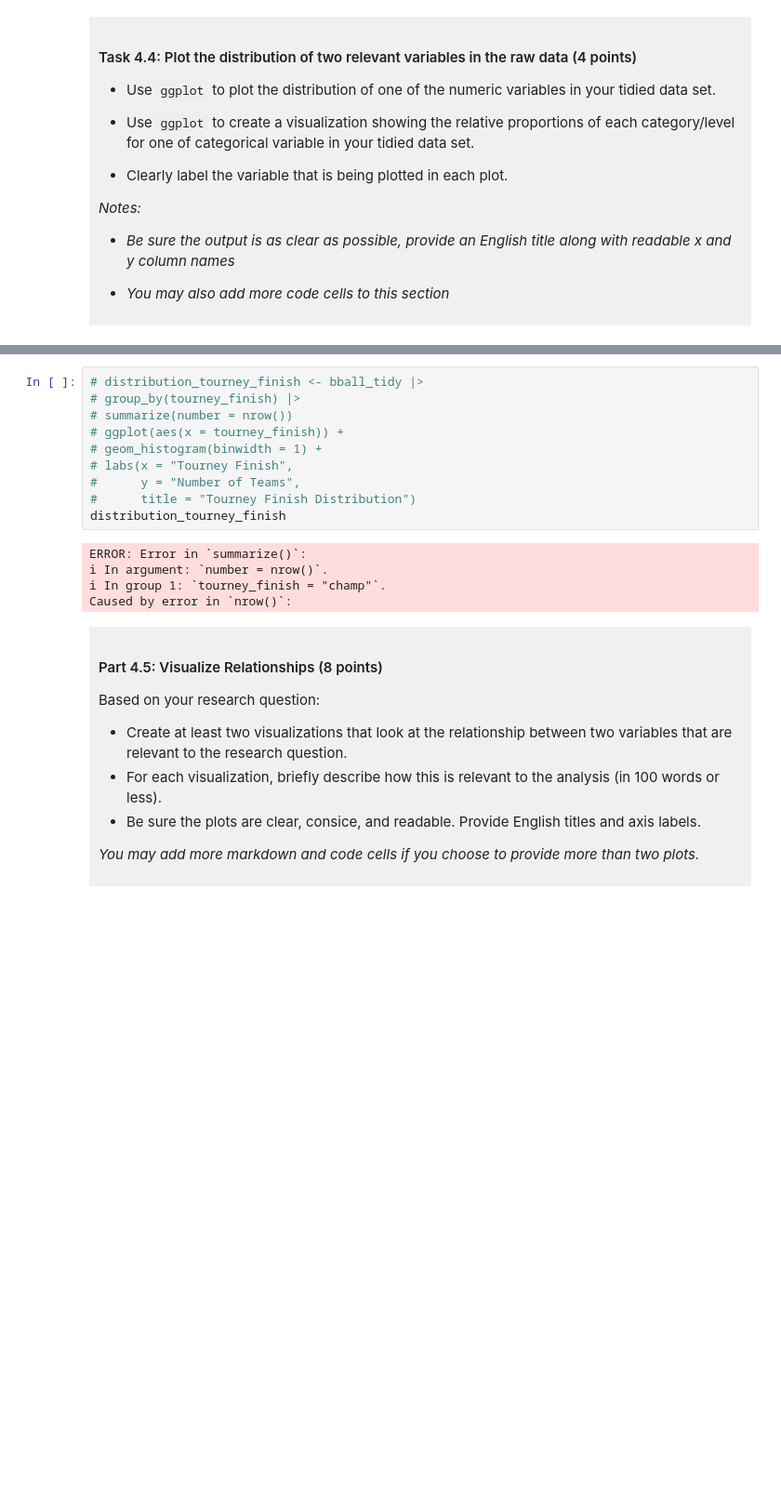
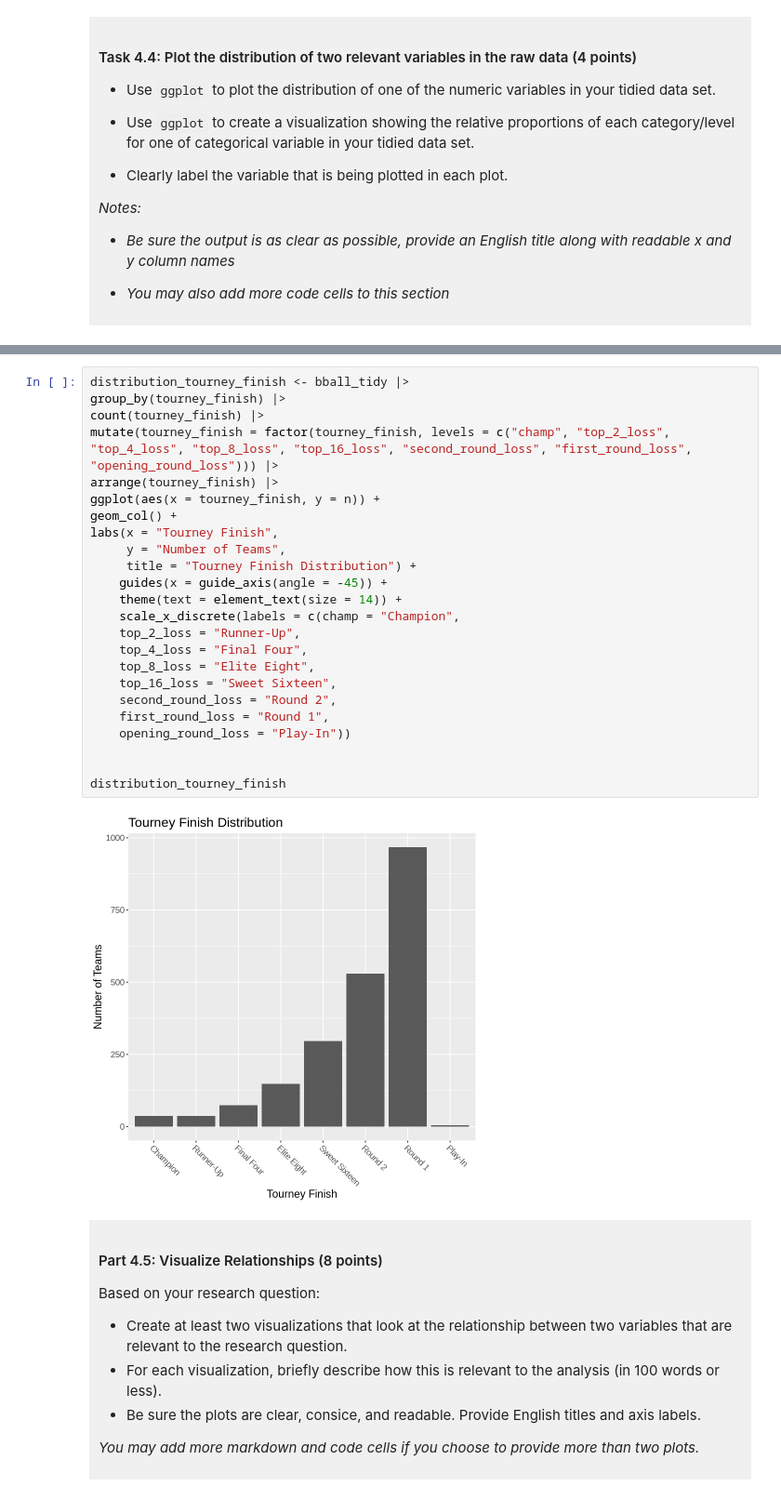
Before and after one commit to JessicaXJI/DSCI-100-Project-Jessica-Ji, a Jupyter notebook: dsci-100-project-notebook.ipynb, the cells around one changed output, grey strips where cells are left out. Shown at 93% size. Saved outputs shown, nothing was run; the diff lists cells and outputs as text; blank space fills up the shorter version.

```diff
--- a/dsci-100-project-notebook.ipynb
+++ b/dsci-100-project-notebook.ipynb
@@ -362,18 +364,29 @@ distribution_seed
 # %%
-# distribution_tourney_finish <- bball_tidy |>
-# group_by(tourney_finish) |>
-# summarize(number = nrow())
-# ggplot(aes(x = tourney_finish)) +
-# geom_histogram(binwidth = 1) +
-# labs(x = "Tourney Finish",
-#      y = "Number of Teams",
-#      title = "Tourney Finish Distribution")
+distribution_tourney_finish <- bball_tidy |>
+group_by(tourney_finish) |>
+count(tourney_finish) |>
+mutate(tourney_finish = factor(tourney_finish, levels = c("champ", "top_2_loss", "top_4_loss", "top_8_loss", "top_16_loss", "second_round_loss", "first_round_loss", "opening_round_loss"))) |>
+arrange(tourney_finish) |>
+ggplot(aes(x = tourney_finish, y = n)) +
+geom_col() +
+labs(x = "Tourney Finish",
+     y = "Number of Teams",
+     title = "Tourney Finish Distribution") +
+    guides(x = guide_axis(angle = -45)) +
+    theme(text = element_text(size = 14)) +
+    scale_x_discrete(labels = c(champ = "Champion",
+    top_2_loss = "Runner-Up",
+    top_4_loss = "Final Four",
+    top_8_loss = "Elite Eight",
+    top_16_loss = "Sweet Sixteen",
+    second_round_loss = "Round 2",
+    first_round_loss = "Round 1",
+    opening_round_loss = "Play-In"))
+
+
 distribution_tourney_finish
 # %% [output]
-ERROR: Error in `summarize()`:
-ℹ In argument: `number = nrow()`.
-ℹ In group 1: `tourney_finish = "champ"`.
-Caused by error in `nrow()`:
+[figure, added]
 # %% [markdown]
 <div style="background-color: #f0f0f0; padding: 10px;">
 
```
Also changed, not shown: parts of 10 cells of this notebook.
